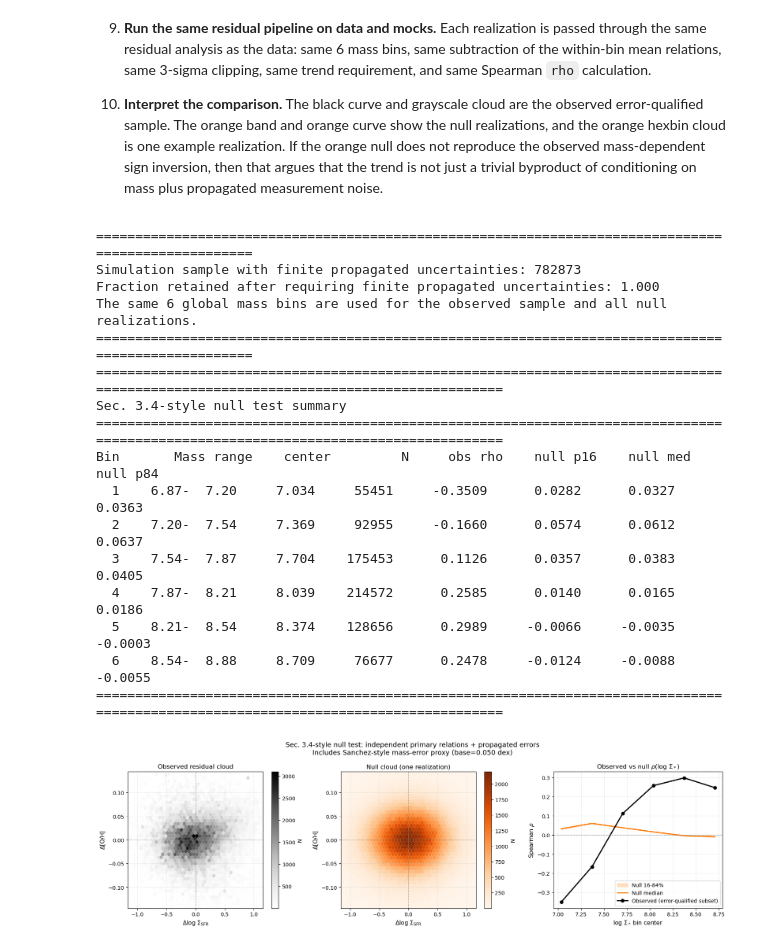
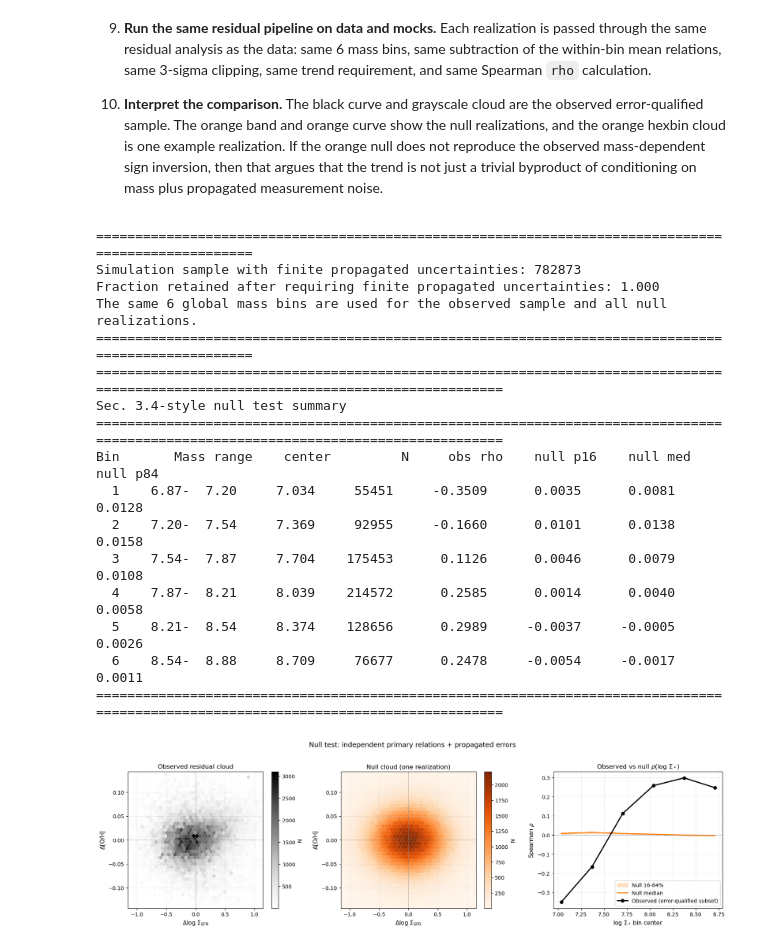
Before and after one commit to Rongjun-ANU/ICRAR-MAUVE, a Jupyter notebook: extended/20260401_simulation_resample.ipynb, the cells around one changed output. Cells and saved outputs as stored; diff of their text form; code cells hidden in the pictures.

```diff
--- a/extended/20260401_simulation_resample.ipynb
+++ b/extended/20260401_simulation_resample.ipynb
@@ -1508,39 +1508,39 @@ sec34_sample = mask_sample(sec34_full, finite_error_mask)
 
 print("=" * 100)
 print(f"Simulation sample with finite propagated uncertainties: {np.sum(finite_error_mask)}")
 print(f"Fraction retained after requiring finite propagated uncertainties: {np.sum(finite_error_mask) / global_sigM.size:.3f}")
 print("The same 6 global mass bins are used for the observed sample and all null realizations.")
 print("=" * 100)
 
 # ------------------------------------------------------------------
 # 3. Run the Sec. 3.4-style null test with the global mass bins
 # ------------------------------------------------------------------
 sec34_result = run_sec34_style_null_test(
     sec34_sample,
     mass_bin_edges=global_mass_bin_edges,
-    n_realizations=250,
+    n_realizations=100,
     random_seed=726,
     include_mass_error_proxy=True,
-    mass_error_base=0.05,
+    mass_error_base=0.01,
 )
 
 print_sec34_summary(sec34_result)
 plot_sec34_style_null_test(sec34_result)
 # %% [output]
 ====================================================================================================
 Simulation sample with finite propagated uncertainties: 782873
 Fraction retained after requiring finite propagated uncertainties: 1.000
 The same 6 global mass bins are used for the observed sample and all null realizations.
 ====================================================================================================
 ====================================================================================================================================
 Sec. 3.4-style null test summary
 ====================================================================================================================================
 Bin       Mass range    center         N     obs rho    null p16    null med    null p84
-  1    6.87-  7.20     7.034     55451     -0.3509      0.0282      0.0327      0.0363
-  2    7.20-  7.54     7.369     92955     -0.1660      0.0574      0.0612      0.0637
-  3    7.54-  7.87     7.704    175453      0.1126      0.0357      0.0383      0.0405
-  4    7.87-  8.21     8.039    214572      0.2585      0.0140      0.0165      0.0186
-  5    8.21-  8.54     8.374    128656      0.2989     -0.0066     -0.0035     -0.0003
-  6    8.54-  8.88     8.709     76677      0.2478     -0.0124     -0.0088     -0.0055
+  1    6.87-  7.20     7.034     55451     -0.3509      0.0035      0.0081      0.0128
+  2    7.20-  7.54     7.369     92955     -0.1660      0.0101      0.0138      0.0158
+  3    7.54-  7.87     7.704    175453      0.1126      0.0046      0.0079      0.0108
+  4    7.87-  8.21     8.039    214572      0.2585      0.0014      0.0040      0.0058
+  5    8.21-  8.54     8.374    128656      0.2989     -0.0037     -0.0005      0.0026
+  6    8.54-  8.88     8.709     76677      0.2478     -0.0054     -0.0017      0.0011
 ====================================================================================================================================
-[figure, old version]
+[figure, new version]
```
Also changed, not shown: parts of 6 cells of this notebook, 24 other files.
